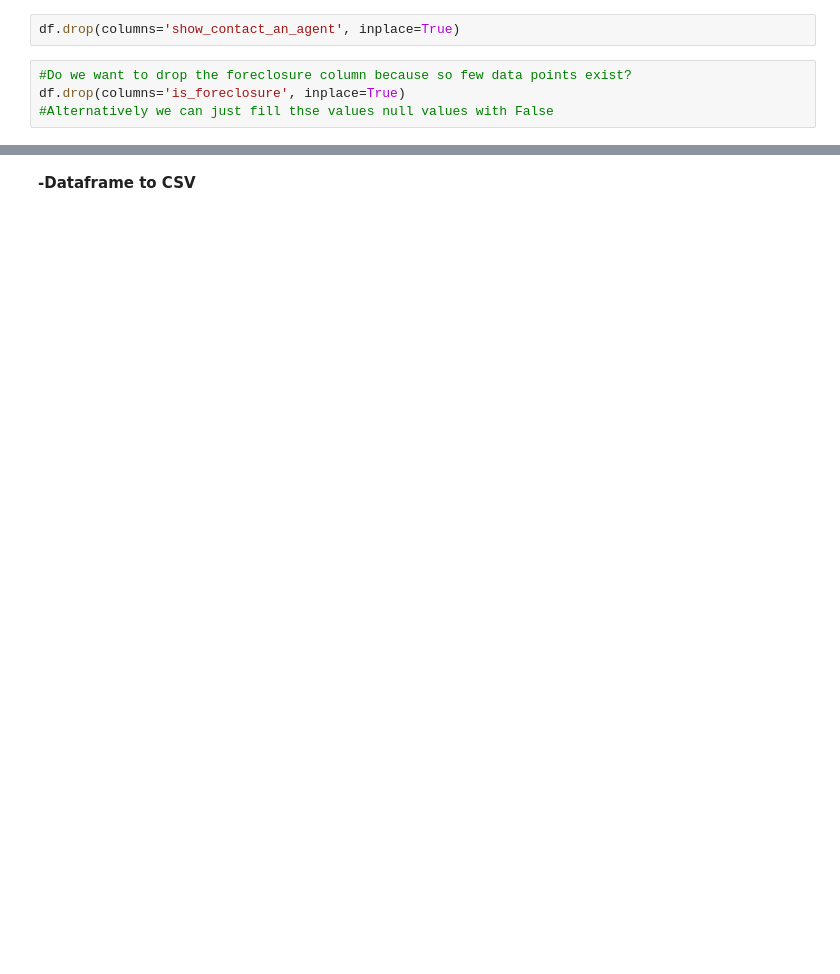
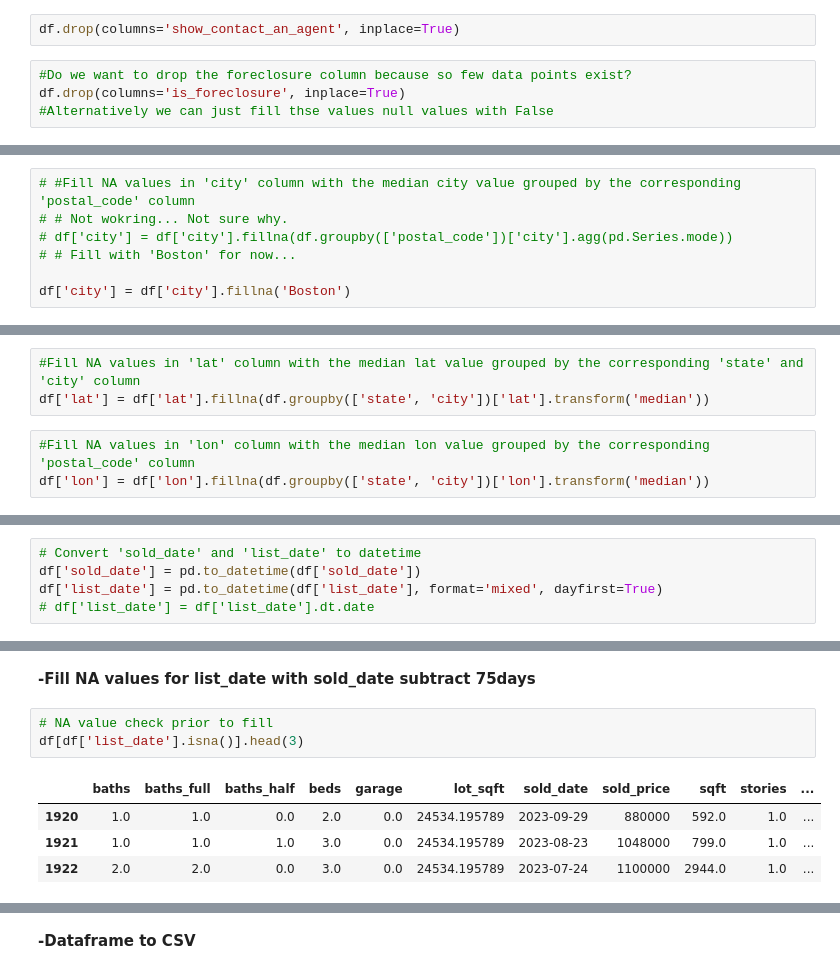
Before and after one commit to tylanoflynn/supervised_learning, a Jupyter notebook: notebooks/EDA.ipynb, the cells around one changed output, grey strips where cells are left out. Drawn from its saved outputs; the diff is of its cells as text; blank space fills up the shorter version.

```diff
--- a/notebooks/EDA.ipynb
+++ b/notebooks/EDA.ipynb
@@ -359,0 +352,7 @@ df.update(df.loc[df['type'].isin(['land'])][['baths', 'beds', 'sqft', 'stories',
+# %%
+# #Fill NA values in 'city' column with the median city value grouped by the corresponding 'postal_code' column
+# # Not wokring... Not sure why.
+# df['city'] = df['city'].fillna(df.groupby(['postal_code'])['city'].agg(pd.Series.mode))
+# # Fill with 'Boston' for now...
+
+df['city'] = df['city'].fillna('Boston')
@@ -359,0 +367,6 @@ df.update(df.loc[df['type'].isin(['land'])][['baths', 'beds', 'sqft', 'stories',
+# %%
+#Fill NA values in 'lat' column with the median lat value grouped by the corresponding 'state' and 'city' column
+df['lat'] = df['lat'].fillna(df.groupby(['state', 'city'])['lat'].transform('median'))
+# %%
+#Fill NA values in 'lon' column with the median lon value grouped by the corresponding 'postal_code' column
+df['lon'] = df['lon'].fillna(df.groupby(['state', 'city'])['lon'].transform('median'))
@@ -359,0 +390,5 @@ df.update(df.loc[df['type'].isin(['land'])][['baths', 'beds', 'sqft', 'stories',
+# %%
+# Convert 'sold_date' and 'list_date' to datetime
+df['sold_date'] = pd.to_datetime(df['sold_date'])
+df['list_date'] = pd.to_datetime(df['list_date'], format='mixed', dayfirst=True)
+# df['list_date'] = df['list_date'].dt.date
@@ -359,0 +407,10 @@ df.update(df.loc[df['type'].isin(['land'])][['baths', 'beds', 'sqft', 'stories',
+# %% [markdown]
+**-Fill NA values for list_date with sold_date subtract 75days**
+# %%
+# NA value check prior to fill
+df[df['list_date'].isna()].head(3)
+# %% [output]
+|  | baths | baths_full | baths_half | beds | garage | lot_sqft | sold_date | sold_price | sqft | stories | ... |
+| 1920 | 1.0 | 1.0 | 0.0 | 2.0 | 0.0 | 24534.195789 | 2023-09-29 | 880000 | 592.0 | 1.0 | ... |
+| 1921 | 1.0 | 1.0 | 1.0 | 3.0 | 0.0 | 24534.195789 | 2023-08-23 | 1048000 | 799.0 | 1.0 | ... |
+| 1922 | 2.0 | 2.0 | 0.0 | 3.0 | 0.0 | 24534.195789 | 2023-07-24 | 1100000 | 2944.0 | 1.0 | ... |
```
Also changed, not shown: parts of 74 cells of this notebook.
